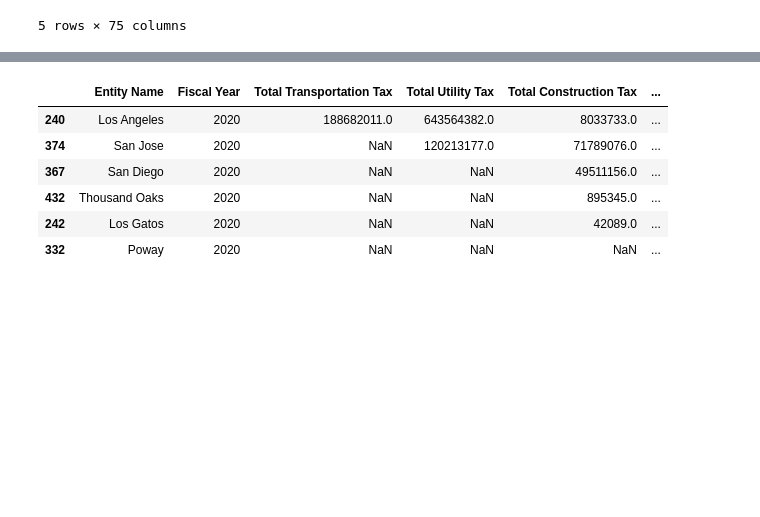
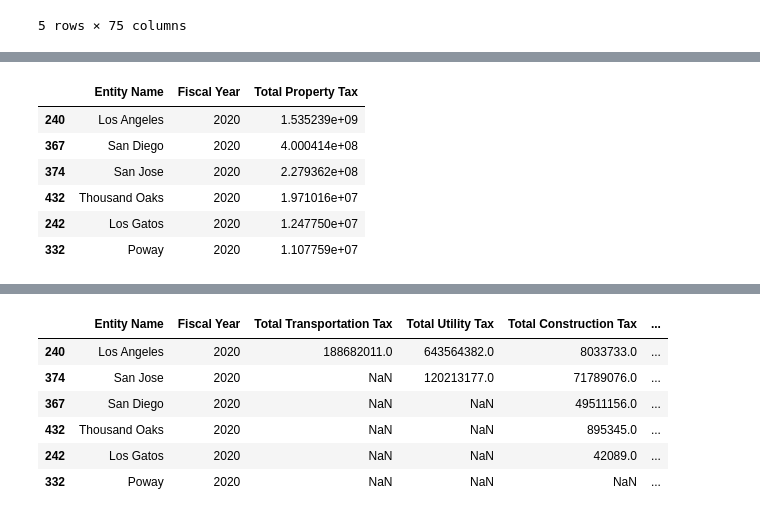
Before and after one commit to kaylajgranados/Project-1-Group-5, a Jupyter notebook: Analysis/data.ipynb, the cells around one changed output, grey strips where cells are left out. Drawn from its saved outputs; the diff is of its cells as text; code cells hidden in the pictures; blank space fills up the shorter version.

```diff
--- a/Analysis/data.ipynb
+++ b/Analysis/data.ipynb
@@ -97,23 +97,32 @@ new_property_tax_df.head()
 # %%
 # Create a dataframe to compare Property Tax
 only_property_tax_df = new_property_tax_df[["Entity Name", "Fiscal Year", "Secured and Unsecured Property Taxes_Total Revenues_Taxes"]]
 
 # Rename columns
 renamed_property_tax_df = only_property_tax_df.rename(columns={"Secured and Unsecured Property Taxes_Total Revenues_Taxes": "Total Property Tax"})
 
 # Use loc to only display data for our 6 cities for 2020
 los_angeles_property_tax= renamed_property_tax_df.loc[(renamed_property_tax_df['Entity Name']=="Los Angeles") & (renamed_property_tax_df['Fiscal Year']==2020)]
 san_jose_property_tax= renamed_property_tax_df.loc[(renamed_property_tax_df['Entity Name']=="San Jose") & (renamed_property_tax_df['Fiscal Year']==2020)]
 san_diego_property_tax= renamed_property_tax_df.loc[(renamed_property_tax_df['Entity Name']=="San Diego") & (renamed_property_tax_df['Fiscal Year']==2020)]
 thousand_oaks_property_tax= renamed_property_tax_df.loc[(renamed_property_tax_df['Entity Name']=="Thousand Oaks") & (renamed_property_tax_df['Fiscal Year']==2020)]
 los_gatos_property_tax= renamed_property_tax_df.loc[(renamed_property_tax_df['Entity Name']=="Los Gatos") & (renamed_property_tax_df['Fiscal Year']==2020),]
 poway_property_tax= renamed_property_tax_df.loc[(renamed_property_tax_df['Entity Name']=="Poway") & (renamed_property_tax_df['Fiscal Year']==2020)]
 
 frames = [los_angeles_property_tax, san_jose_property_tax, san_diego_property_tax, thousand_oaks_property_tax, los_gatos_property_tax, poway_property_tax]
 property_tax_by_city_df = pd.concat(frames)
 
 # Sort highest to lowest
 highest_property_tax_df = property_tax_by_city_df.sort_values("Total Property Tax", ascending=False)
+highest_property_tax_df
+# %% [output]
+|  | Entity Name | Fiscal Year | Total Property Tax |
+| 240 | Los Angeles | 2020 | 1.535239e+09 |
+| 367 | San Diego | 2020 | 4.000414e+08 |
+| 374 | San Jose | 2020 | 2.279362e+08 |
+| 432 | Thousand Oaks | 2020 | 1.971016e+07 |
+| 242 | Los Gatos | 2020 | 1.247750e+07 |
+| 332 | Poway | 2020 | 1.107759e+07 |
 # %%
 # Create a dataframe to compare business related taxes
 business_tax_df = new_property_tax_df[["Entity Name", "Fiscal Year", "Sales and Use Taxes_Total Revenues_Taxes", "Franchises_Total Revenues_Taxes", "Business License Taxes_Total Revenues_Taxes"]]
```
Also changed, not shown: parts of 1 cell of this notebook.
